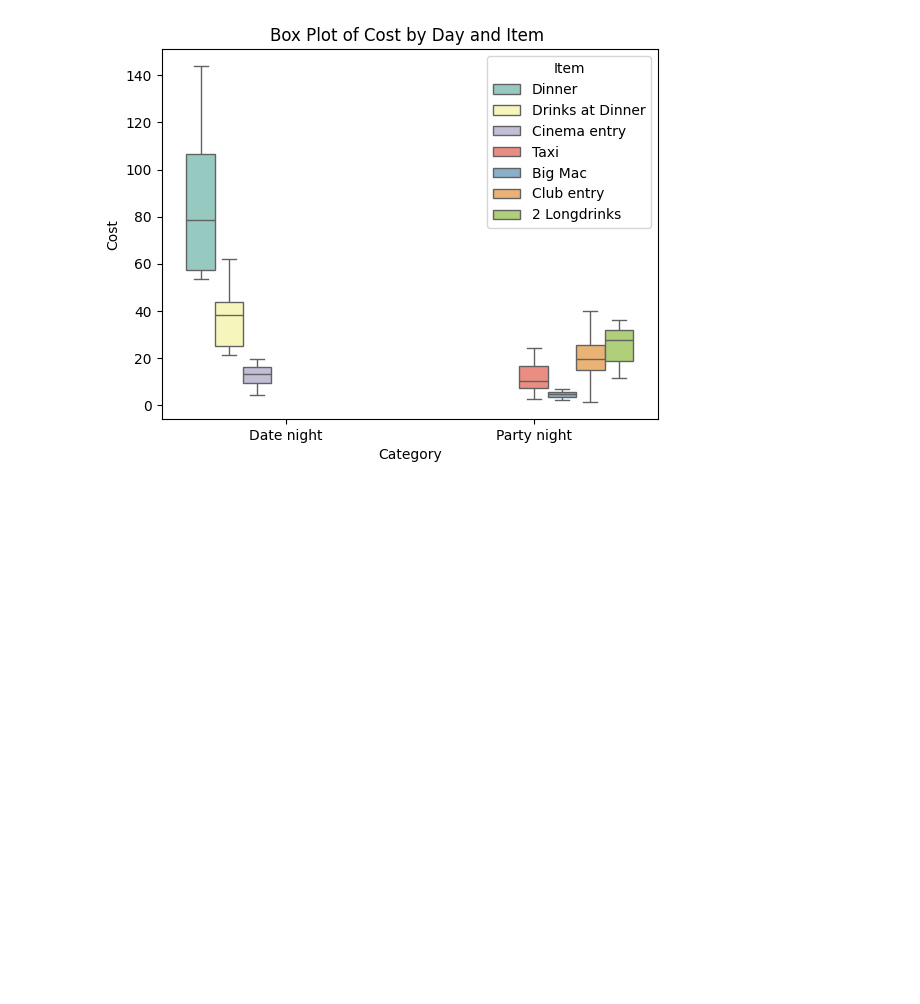
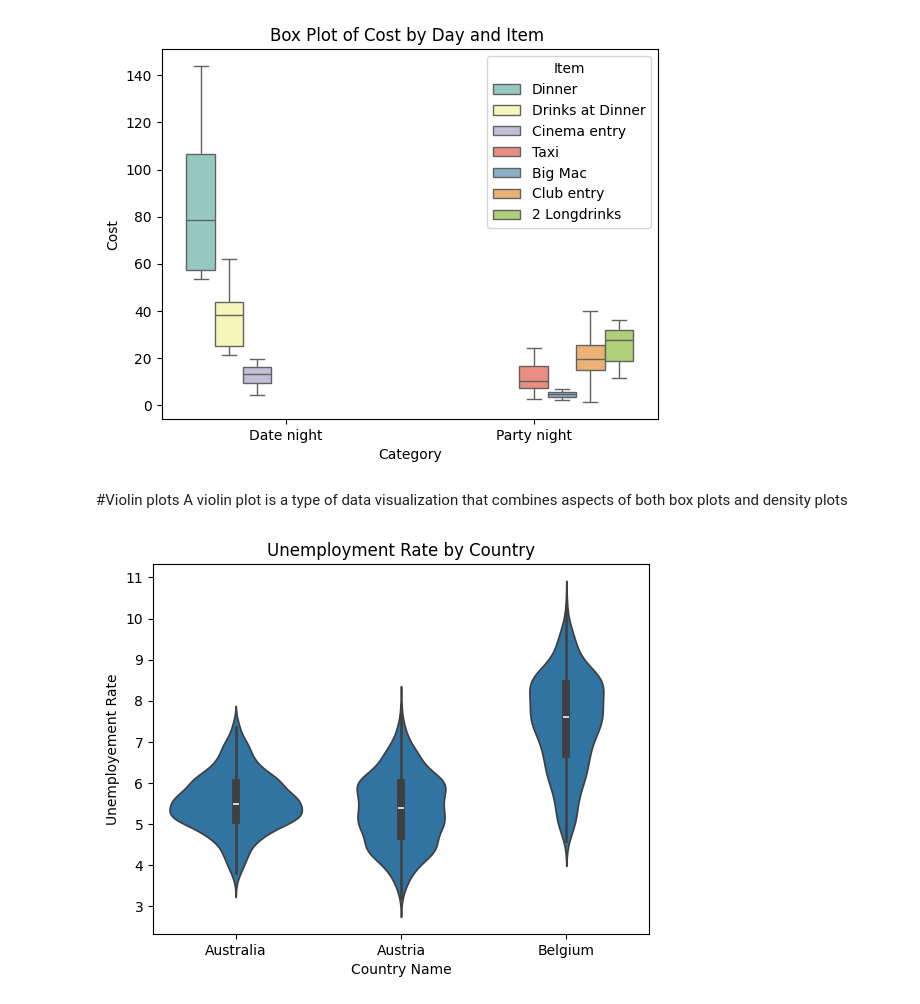
Before and after one commit to kjeyaram-orcl/DataScience, a Jupyter notebook: DataVisualization/dv_practise1.ipynb, the cells around one changed output. Cells and saved outputs as stored; diff of their text form; code cells hidden in the pictures; blank space fills up the shorter version.

```diff
--- a/DataVisualization/dv_practise1.ipynb
+++ b/DataVisualization/dv_practise1.ipynb
@@ -100,3 +100,20 @@ plt.title("Box Plot of Cost by Day and Item ")
 plt.show()
 # %% [output]
 [figure]
+# %% [markdown]
+#Violin plots
+A violin plot is a type of data visualization that combines aspects of both box plots and density plots
+# %%
+import seaborn as sns
+import pandas as pd
+import matplotlib.pyplot as plt
+
+
+ds = pd.read_csv('/content/ur.csv')
+#print(ds.head(5))
+
+sns.violinplot(x='Country Name',y='Unemployement Rate', data=ds)
+plt.title("Unemployment Rate by Country")
+plt.show()
+# %% [output]
+[figure, added]
```
